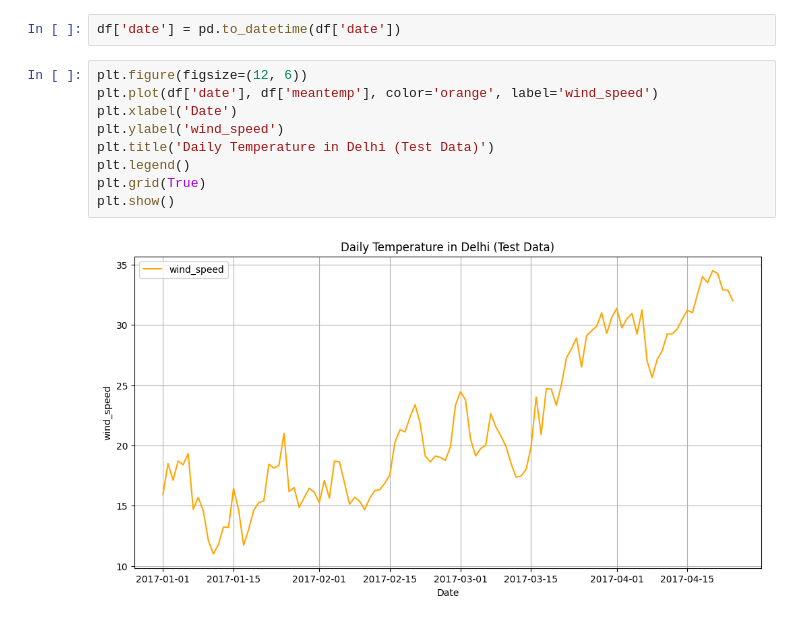
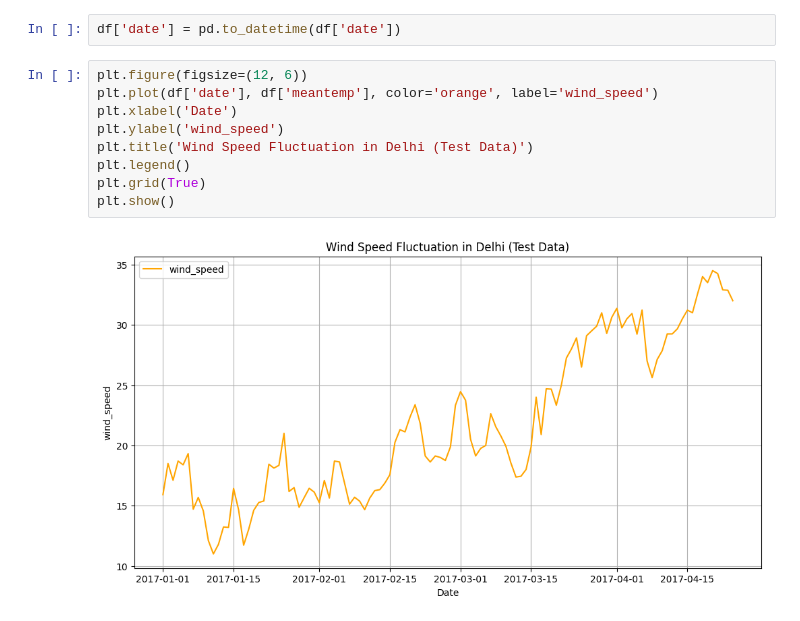
Before and after one commit to sammywenthikingwithshroomtrolls/Python_for_Data_Analysis, a Jupyter notebook: Pandas1.ipynb, the cells around one changed output. Cells and saved outputs as stored; diff of their text form.

```diff
--- a/Pandas1.ipynb
+++ b/Pandas1.ipynb
@@ -23,11 +21,11 @@ df['date'] = pd.to_datetime(df['date'])
 # %%
 plt.figure(figsize=(12, 6))
 plt.plot(df['date'], df['meantemp'], color='orange', label='wind_speed')
 plt.xlabel('Date')
 plt.ylabel('wind_speed')
-plt.title('Daily Temperature in Delhi (Test Data)')
+plt.title('Wind Speed Fluctuation in Delhi (Test Data)')
 plt.legend()
 plt.grid(True)
 plt.show()
 # %% [output]
-[figure, old version]
+[figure, new version]
```
Also changed, not shown: parts of 1 cell of this notebook.
